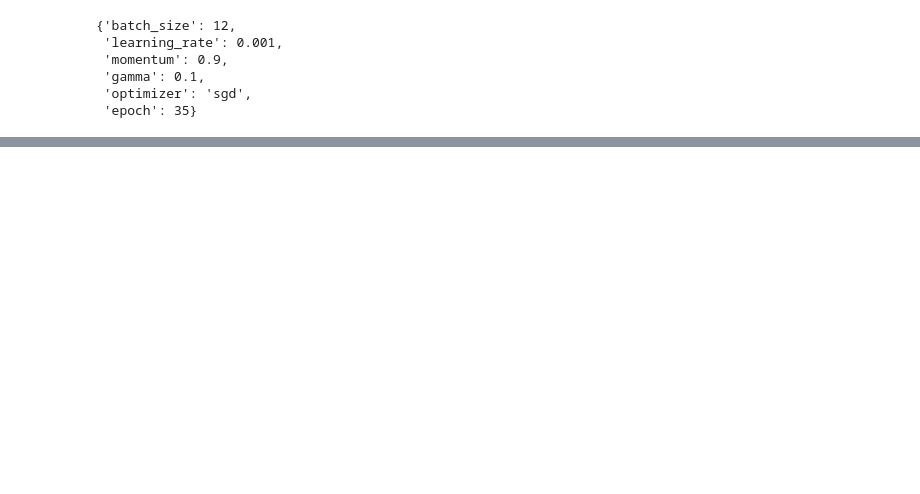
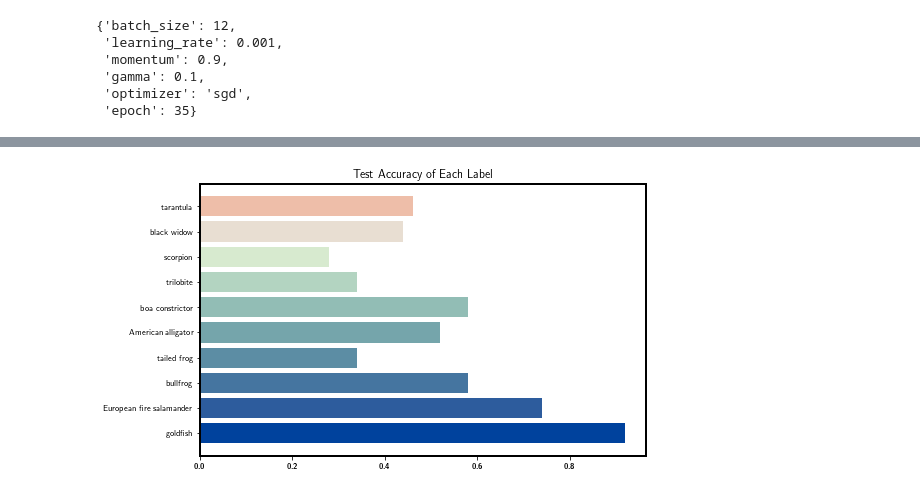
Before and after one commit to ellaelu/alexnet-implementation, a Jupyter notebook: loading_data.ipynb, the cells around one changed output, grey strips where cells are left out. Cells and saved outputs as stored; diff of their text form; code cells hidden in the pictures; blank space fills up the shorter version.

```diff
--- a/loading_data.ipynb
+++ b/loading_data.ipynb
@@ -633,0 +679,2 @@ temp
+# %%
+test_x,test_y = calc_acc(data['test'], labels_acc = True)
@@ -633,0 +692,10 @@ temp
+# %%
+figure, ax = plt.subplots(figsize=(8,5))
+index = np.arange(len(test_x))
+ax.barh(test_x, test_y, color = cols)
+
+ax.set_title("Test Accuracy of Each Label")
+figure.savefig('figures\\labels_results.png', ext='png', bbox_inches="tight")
+plt.show()
+# %% [output]
+[figure, added]
```
Also changed, not shown: parts of 20 cells of this notebook, 25 other files.
